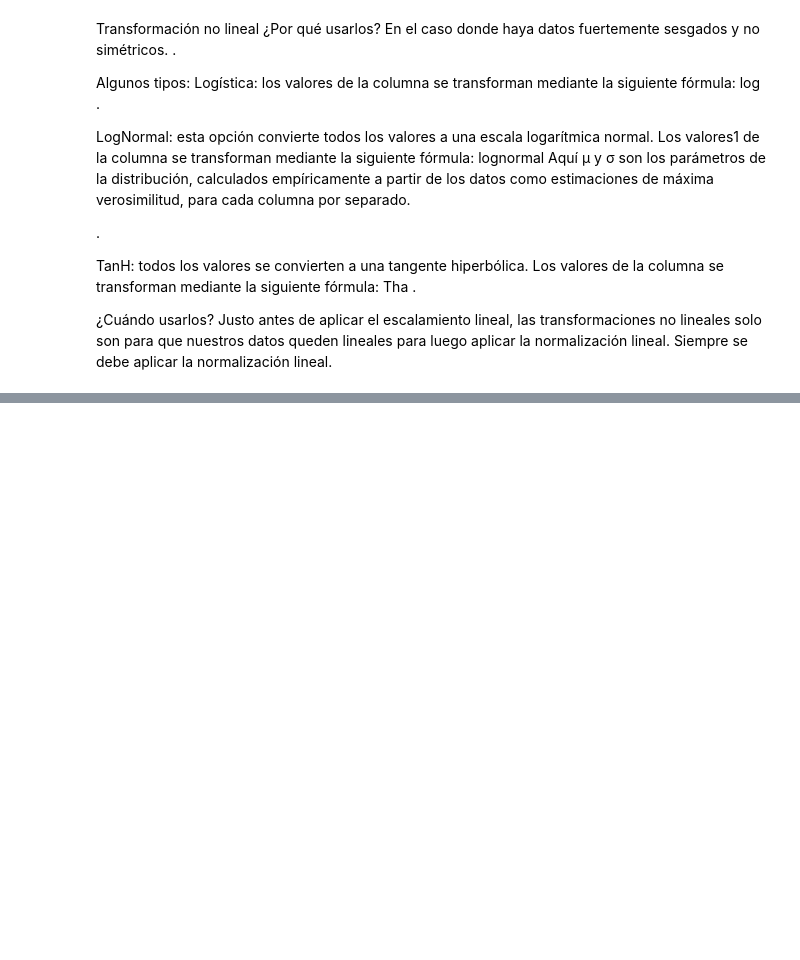
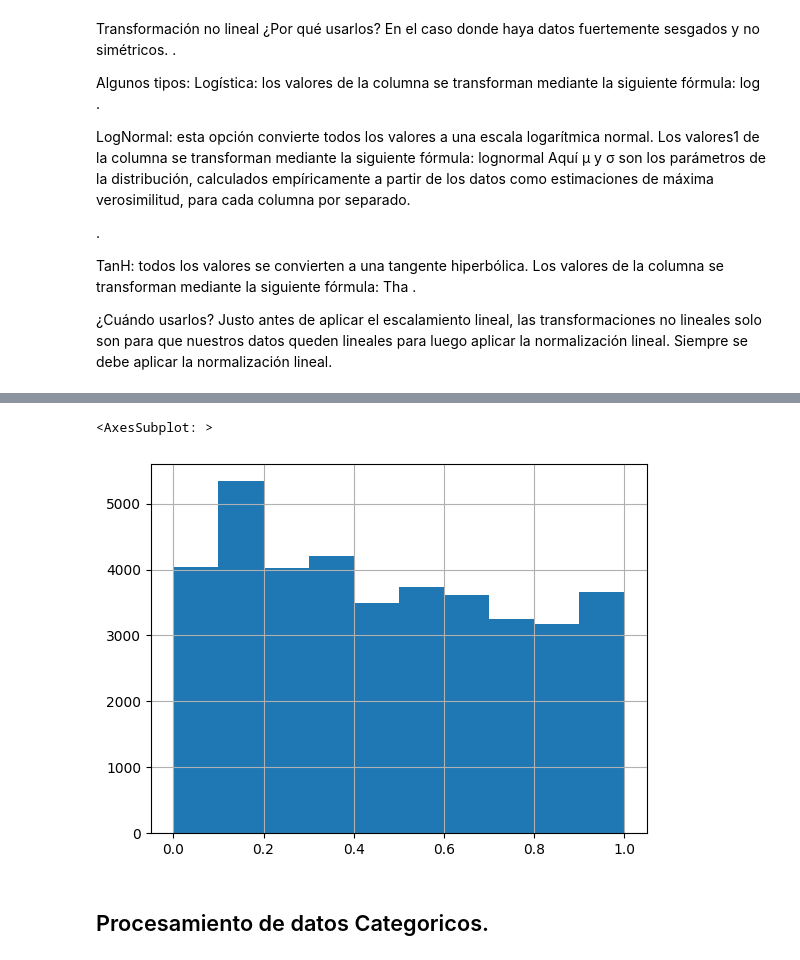
Before and after one commit to JuanDiegoZ/EstadisticaDescriptiva, a Jupyter notebook: EstadisticaDescriptivaIntroduccion.ipynb, the cells around one changed output, grey strips where cells are left out. Cells and saved outputs as stored; diff of their text form; code cells hidden in the pictures; blank space fills up the shorter version.

```diff
--- a/EstadisticaDescriptivaIntroduccion.ipynb
+++ b/EstadisticaDescriptivaIntroduccion.ipynb
@@ -518,0 +592,10 @@ Justo antes de aplicar el escalamiento lineal, las transformaciones no lineales
+# %%
+# Transformacion con tanh(x)
+p = 10000
+df_trans = df_cars.price_usd.apply(lambda x: np.tanh(x/10000))
+df_trans.hist()
+# %% [output]
+<AxesSubplot: >
+[figure, added]
+# %% [markdown]
+## Procesamiento de datos Categoricos.
```
Also changed, not shown: parts of 12 cells of this notebook.
